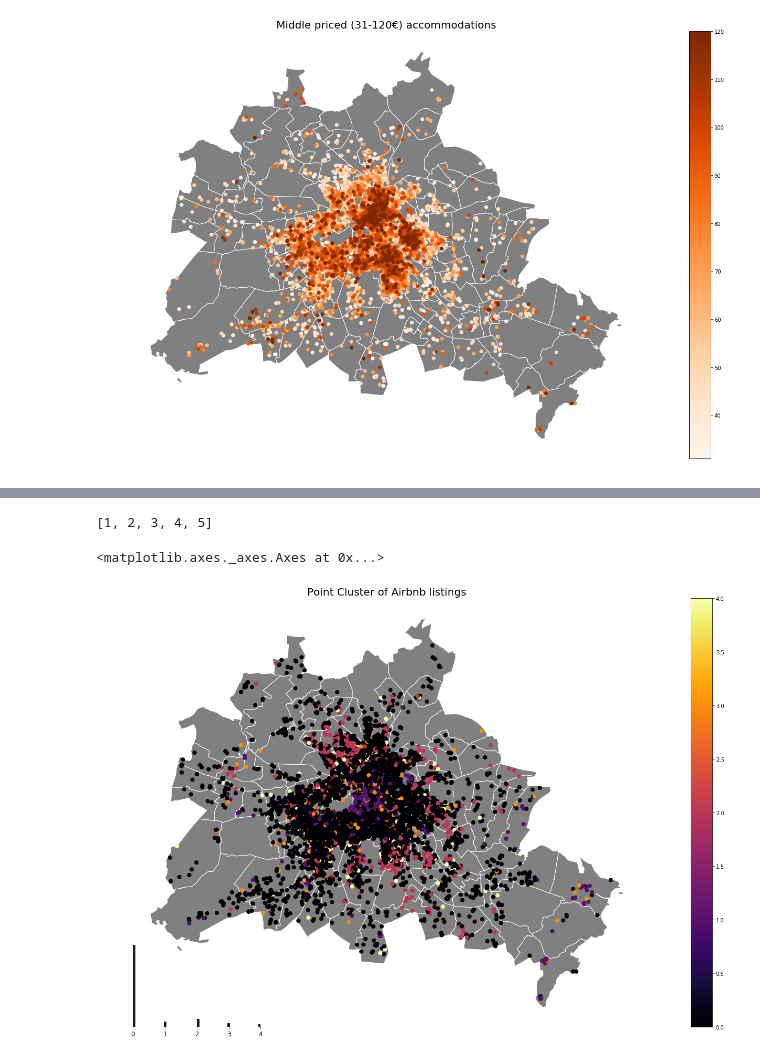
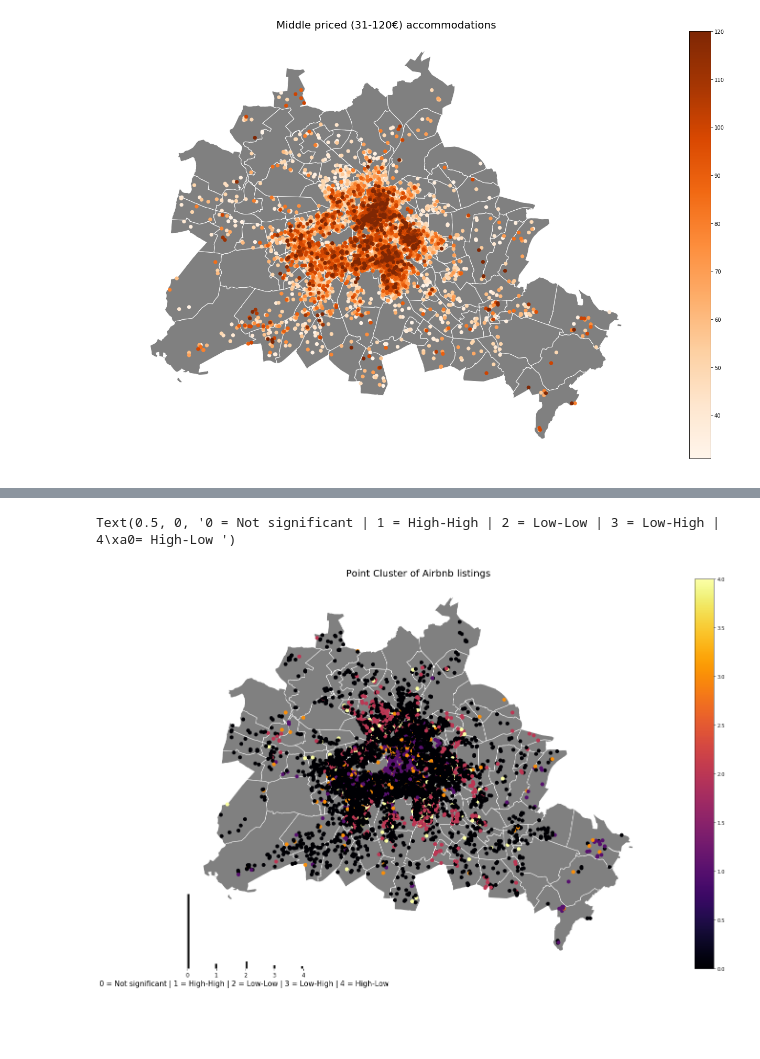
Before and after one commit to adivicco47/Spatialstatistics, a Jupyter notebook: BerlinListings.ipynb, the cells around one changed output, grey strips where cells are left out. Saved outputs shown, nothing was run; the diff lists cells and outputs as text; code cells hidden in the pictures; blank space fills up the shorter version.

```diff
--- a/BerlinListings.ipynb
+++ b/BerlinListings.ipynb
@@ -229,26 +231,24 @@ AttributeError: 'AxesSubplot' object has no attribute 'LISA_CL'
 # %%
 cluster.plot("LISA_CL", cmap="RdBu", markersize=30)
-# %%
-print(bins)
-# %% [output]
-[1, 2, 3, 4, 5]
 # %%
 fig, ax = plt.subplots(figsize=(30,15))
 ax.set_aspect('equal')
 plt.title("Point Cluster of Airbnb listings", fontsize=20)
 district.plot(ax=ax, color='grey', edgecolor='white')
 cluster.plot("LISA_CL",ax=ax, figsize=(30,15), cmap="inferno", markersize= 50, legend=True)
 ax.axis('off')
 legendgram(plt.gcf(), # grab the figure, we need it
            ax, # the axis to add the legend
            cluster.LISA_CL, # the attribute to map
            np.percentile(cluster.LISA_CL, np.arange(0,4,1)), # the breaks to induce color differences on
            mplpal.Inferno_4 # the palette to use
 
 
           )
+
+plt.xlabel("0 = Not significant | 1 = High-High | 2 = Low-Low | 3 = Low-High | 4 = High-Low ", fontsize=15)
 # %% [output]
-<matplotlib.axes._axes.Axes at 0x...>
+Text(0.5, 0, '0 = Not significant | 1 = High-High | 2 = Low-Low | 3 = Low-High | 4\xa0= High-Low ')
-[figure, old version]
+[figure, new version]
 # %%
 len(np.percentile(cluster.LISA_CL, np.arange(0,4,1)))
```
Also changed, not shown: parts of 4 cells of this notebook, 3 other files.
